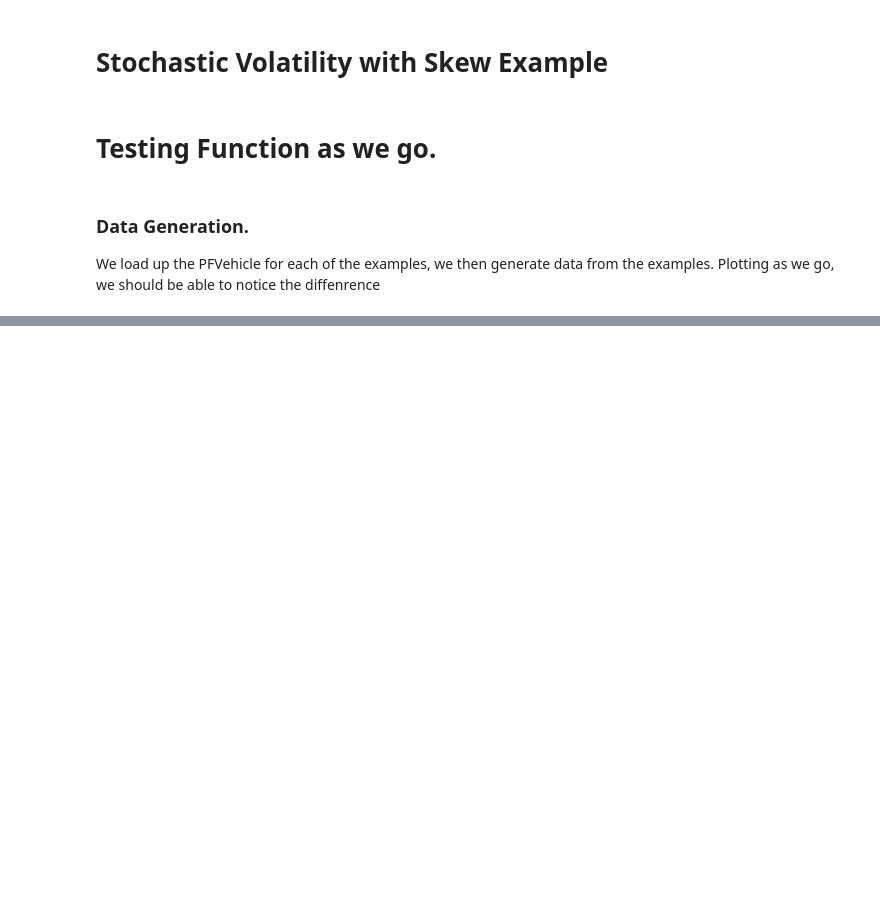
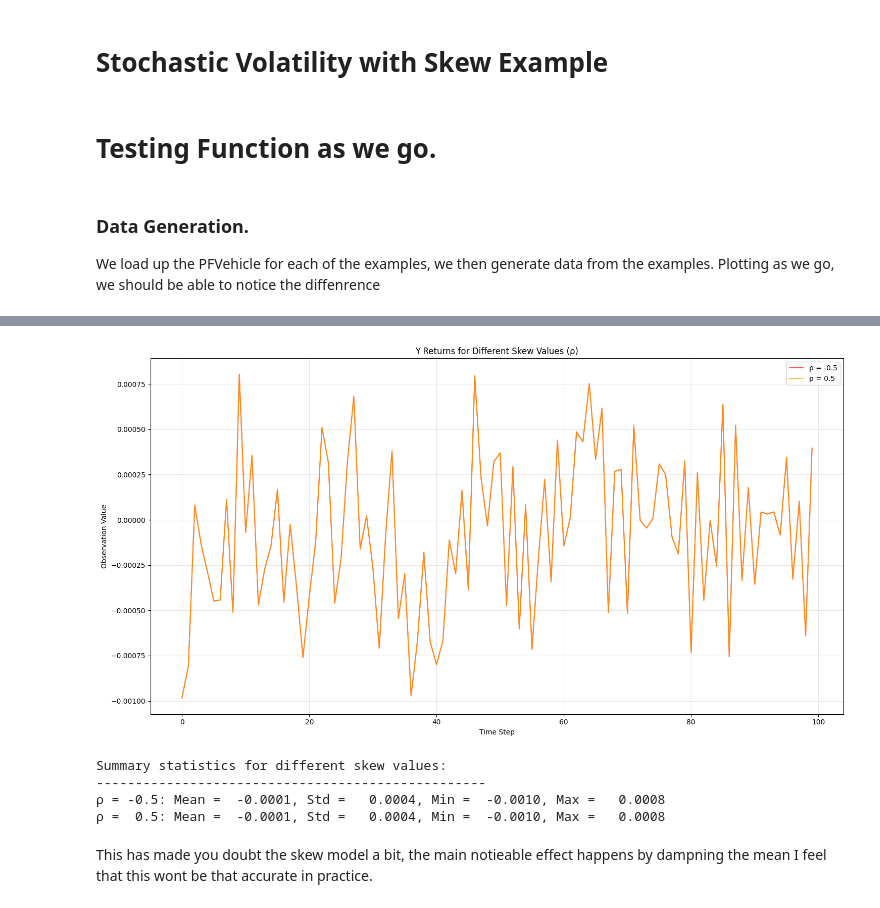
Before and after one commit to chrisjwheeler/NNP-method, a Jupyter notebook: example_generation_functions.ipynb, the cells around one changed output, grey strips where cells are left out. Drawn from its saved outputs; the diff is of its cells as text; code cells hidden in the pictures; blank space fills up the shorter version.

```diff
--- a/example_generation_functions.ipynb
+++ b/example_generation_functions.ipynb
@@ -20,7 +20,7 @@ TAU = 1 / (256 * 8 * 60)
 KAPPA = 12
 X_BAR = jnp.log(0.16)
 SIGMA_SIGMA = 6.4
-RHO = 0.8
+RHO = -0.75
 # %% [markdown]
 # AR(1) Example
 # %%
@@ -302,0 +234,56 @@ plt.show()
+# %%
+## Plot y_returns for various skew values to see the effect
+
+def get_noise(rho):
+    def skew_g_from_total_noise(prev_particle, particle, noise):
+        # Mean reversion term: E[X_t | X_{t-1}] = X_{t-1} + κτ(X̄ - X_{t-1})
+        mean_reversion_term = prev_particle + KAPPA * TAU * (X_BAR - prev_particle)
+
+        # Mean: μ_Y = -0.5τ exp(2X_t) + ρ(exp(X_t)/σ²)(X_t - E[X_t | X_{t-1}])
+        skew_total_mean = -0.5 * TAU * jnp.exp(2 * particle) + rho * (jnp.exp(particle) / SIGMA_SIGMA) * (particle - mean_reversion_term)
+
+        # Variance: σ²_Y = τ exp(2X_t)(1 - ρ²)
+        skew_total_var = TAU * jnp.exp(2 * particle) * (1 - rho**2)
+
+        return skew_total_mean + noise * jnp.sqrt(skew_total_var)
+
+    return skew_g_from_total_noise
+
+# Test different skew values
+skew_values = [-0.5, 0.5]
+y_results = {}
+
+for rho in skew_values:
+    skew_pf_vehicle = PFVehicle(f_from_noise, get_noise(rho), f_likelihood_single, skew_observation_weight_single)
+    x_data, y_data = skew_pf_vehicle.generate_data(jax.random.PRNGKey(0), 100, 100, X_BAR)
+    y_results[rho] = y_data[0]  # Take first trajectory
+
+# Plot results
+plt.figure(figsize=(15, 8))
+colors = ['red', 'orange', 'green', 'blue', 'purple']
+
+for i, rho in enumerate(skew_values):
+    plt.plot(y_results[rho], label=f'ρ = {rho}', color=colors[i], alpha=0.7)
+
+plt.title('Y Returns for Different Skew Values (ρ)')
+plt.xlabel('Time Step')
+plt.ylabel('Observation Value')
+plt.legend()
+plt.grid(True, alpha=0.3)
+plt.tight_layout()
+plt.show()
+
+# Also show summary statistics
+print("Summary statistics for different skew values:")
+print("-" * 50)
+for rho in skew_values:
+    y_data = y_results[rho]
+    print(f"ρ = {rho:4.1f}: Mean = {jnp.mean(y_data):8.4f}, Std = {jnp.std(y_data):8.4f}, Min = {jnp.min(y_data):8.4f}, Max = {jnp.max(y_data):8.4f}")
+# %% [output]
+[figure, added]
+Summary statistics for different skew values:
+--------------------------------------------------
+ρ = -0.5: Mean =  -0.0001, Std =   0.0004, Min =  -0.0010, Max =   0.0008
+ρ =  0.5: Mean =  -0.0001, Std =   0.0004, Min =  -0.0010, Max =   0.0008
+# %% [markdown]
+This has made you doubt the skew model a bit, the main notieable effect happens by dampning the mean I feel that this wont be that accurate in practice.
```
Also changed, not shown: parts of 6 cells of this notebook, 1 other file.
